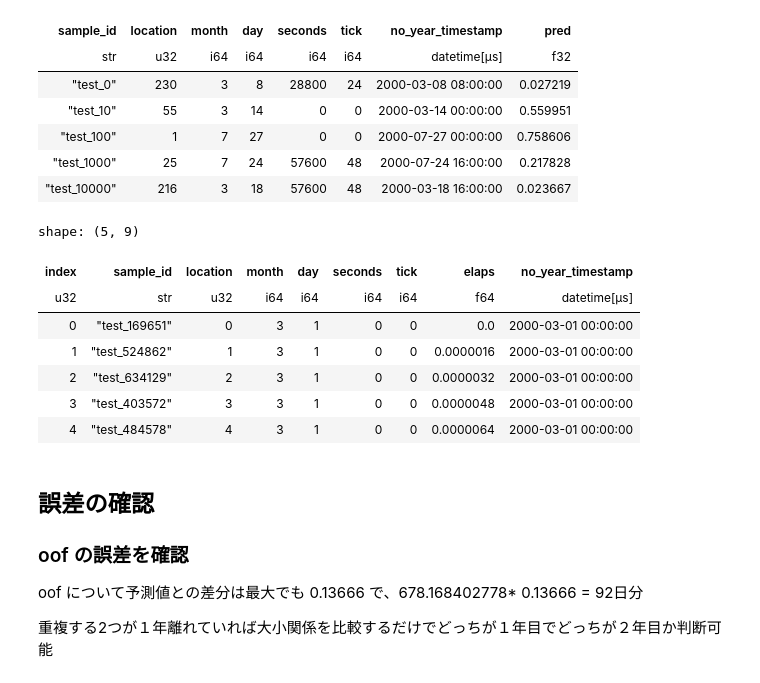
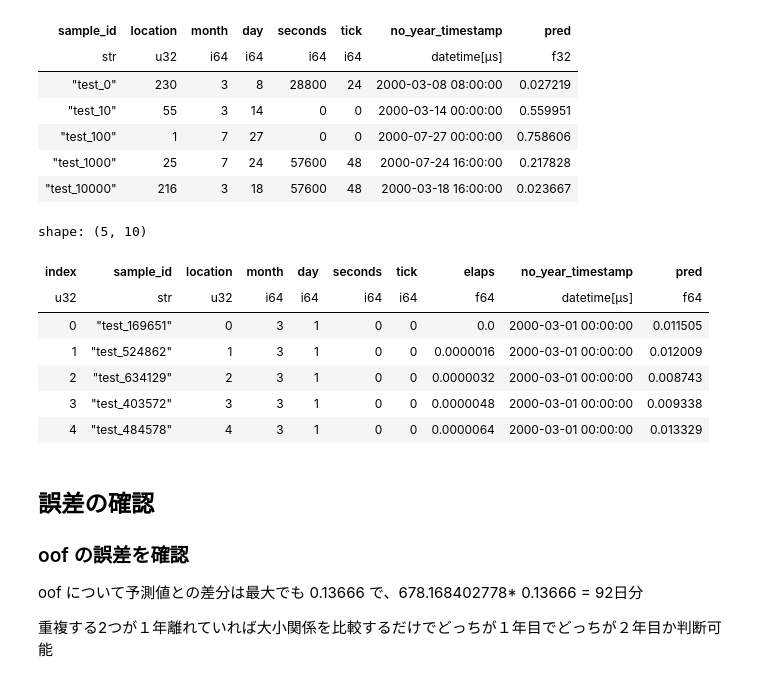
Before and after one commit to unonao/kaggle-leap, a Jupyter notebook: notebook/2024-07-10_join_hack.ipynb, the cells around one changed output. Cells and saved outputs as stored; diff of their text form; code cells hidden in the pictures.

```diff
--- a/notebook/2024-07-10_join_hack.ipynb
+++ b/notebook/2024-07-10_join_hack.ipynb
@@ -49,24 +49,25 @@ shape: (5, 8)
 # %%
 test_old_info_df = (
     test_old_info_df.with_row_index()
     .with_columns((pl.col("index") / len(test_old_info_df)).alias("elaps"))
     .with_columns(
         (
             pl.datetime(2000, pl.col("month"), pl.col("day"), 0, 0, 0)
             + pl.duration(seconds=pl.col("seconds"))
-        ).alias("no_year_timestamp")
+        ).alias("no_year_timestamp"),
+        oof_df["pred"],
     )
 )
 test_old_info_df.head()
 # %% [output]
-shape: (5, 9)
+shape: (5, 10)
-| index | sample_id | location | month | day | seconds | tick | elaps | no_year_timestamp |
-| u32 | str | u32 | i64 | i64 | i64 | i64 | f64 | datetime[μs] |
-| 0 | "test_169651" | 0 | 3 | 1 | 0 | 0 | 0.0 | 2000-03-01 00:00:00 |
-| 1 | "test_524862" | 1 | 3 | 1 | 0 | 0 | 0.0000016 | 2000-03-01 00:00:00 |
-| 2 | "test_634129" | 2 | 3 | 1 | 0 | 0 | 0.0000032 | 2000-03-01 00:00:00 |
-| 3 | "test_403572" | 3 | 3 | 1 | 0 | 0 | 0.0000048 | 2000-03-01 00:00:00 |
-| 4 | "test_484578" | 4 | 3 | 1 | 0 | 0 | 0.0000064 | 2000-03-01 00:00:00 |
+| index | sample_id | location | month | day | seconds | tick | elaps | no_year_timestamp | pred |
+| u32 | str | u32 | i64 | i64 | i64 | i64 | f64 | datetime[μs] | f64 |
+| 0 | "test_169651" | 0 | 3 | 1 | 0 | 0 | 0.0 | 2000-03-01 00:00:00 | 0.011505 |
+| 1 | "test_524862" | 1 | 3 | 1 | 0 | 0 | 0.0000016 | 2000-03-01 00:00:00 | 0.012009 |
+| 2 | "test_634129" | 2 | 3 | 1 | 0 | 0 | 0.0000032 | 2000-03-01 00:00:00 | 0.008743 |
+| 3 | "test_403572" | 3 | 3 | 1 | 0 | 0 | 0.0000048 | 2000-03-01 00:00:00 | 0.009338 |
+| 4 | "test_484578" | 4 | 3 | 1 | 0 | 0 | 0.0000064 | 2000-03-01 00:00:00 | 0.013329 |
 # %% [markdown]
 ## 誤差の確認
 ### oof の誤差を確認
```
Also changed, not shown: parts of 17 cells of this notebook, 9 other files.
